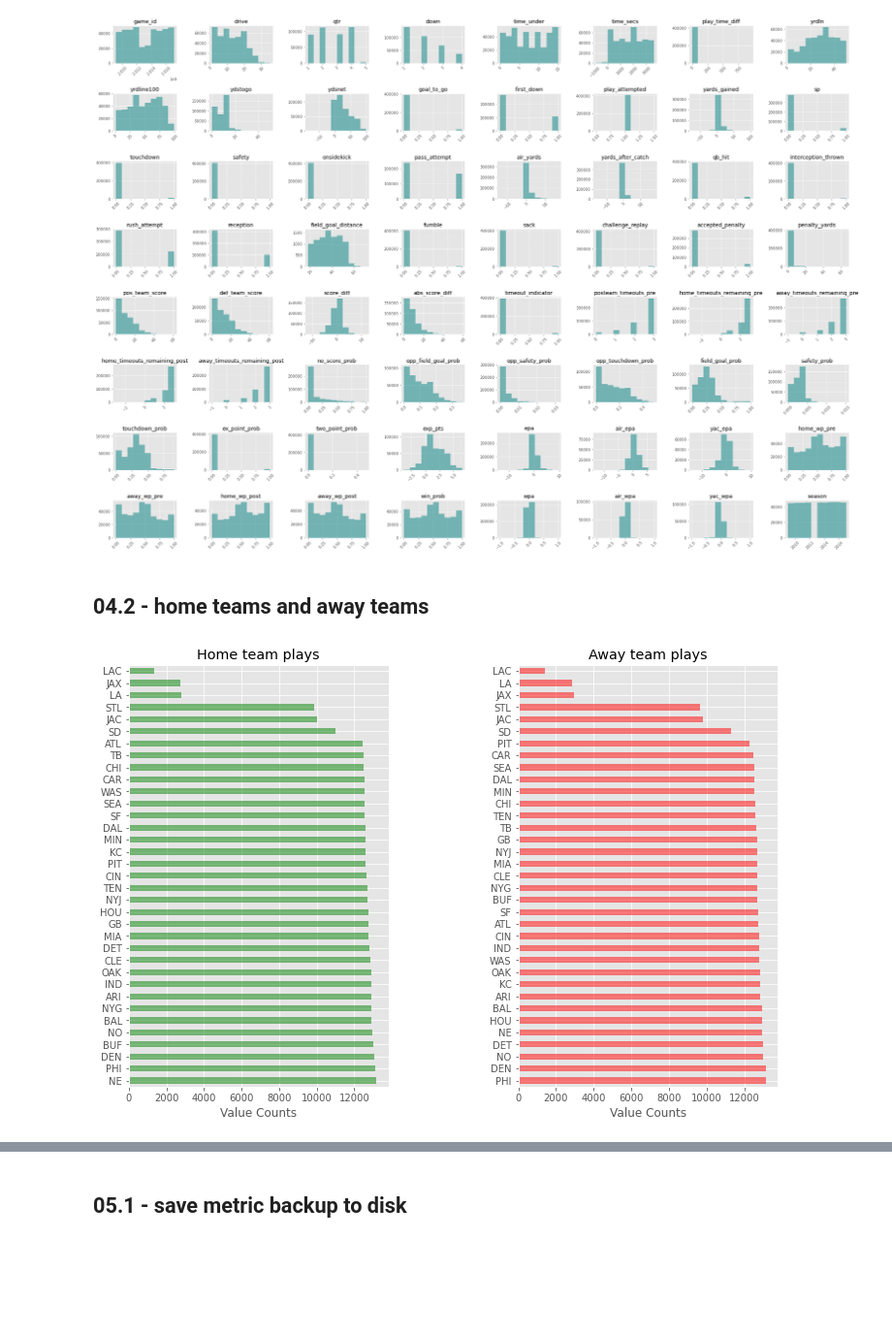
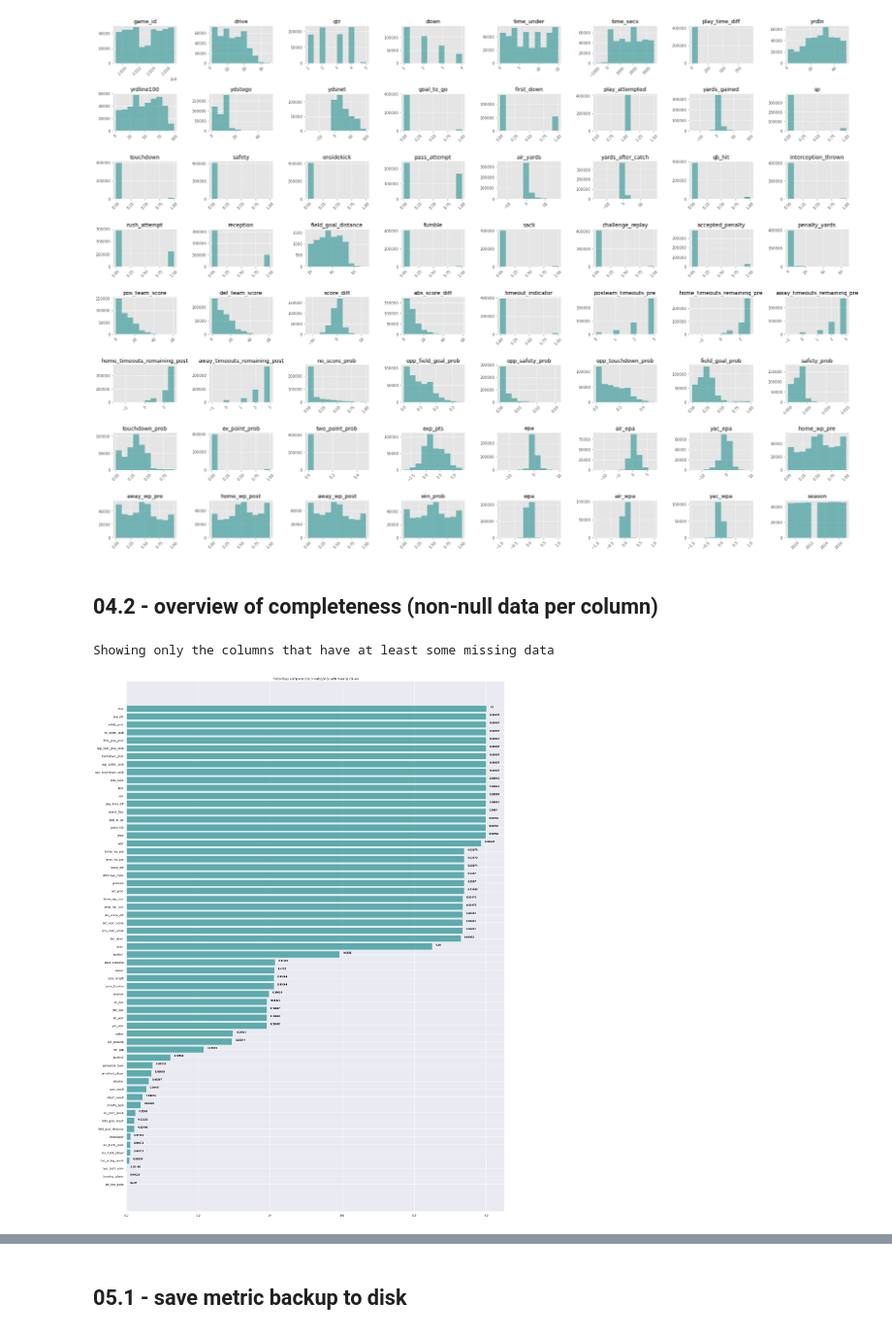
Before and after one commit to cjlcoursework/nfl_capstone, a Jupyter notebook: notebooks/01-cjl-review.ipynb, the cells around one changed output, grey strips where cells are left out. Shown at 97% size. Drawn from its saved outputs; the diff is of its cells as text; code cells hidden in the pictures; blank space fills up the shorter version.

```diff
--- a/notebooks/01-cjl-review.ipynb
+++ b/notebooks/01-cjl-review.ipynb
@@ -253,31 +248,14 @@ plt.subplots_adjust(hspace=.8, wspace=.5);
 Quick cursory look at distributions of all columns - we'll refine this later
 Some have good distribution, but there are many nulls - so some of these distributions only apply to a non-null subset of the data
 [figure]
-# %% [markdown]
-## 04.2 - home teams and away teams
-# %%
-#Create two subplots on 1 row and 2 columns with a figsize of (12, 8)
-fig, ax = plt.subplots(1, 2, figsize=(12,8))
-
-#Specify a horizontal barplot ('barh') as kind of plot (kind=)
-# ski_data.Region.value_counts().plot(kind='barh', ax=ax[0])
-data_df.home_team.value_counts().plot(kind='barh', ax=ax[0], color='green', alpha=.5)
-#Give the plot a helpful title of 'Region'
-ax[0].set_title('Home team plays')
-#Label the xaxis 'Count'
-ax[0].set_xlabel('Value Counts')
-
-#Specify a horizontal barplot ('barh') as kind of plot (kind=)
-data_df.away_team.value_counts().plot(kind='barh', ax=ax[1], color='red', alpha=.5)
-#Give the plot a helpful title of 'state'
-ax[1].set_title('Away team plays')
-#Label the xaxis 'Count'
-ax[1].set_xlabel('Value Counts')
-
-#Give the subplots a little "breathing room" with a wspace of 0.5
-plt.subplots_adjust(wspace=0.5);
-#You're encouraged to explore a few different figure sizes, orientations, and spacing here
-# as the importance of easy-to-read and informative figures is frequently understated
-# %% [output]
-[figure, removed]
+# %% [markdown]
+## 04.2 - overview of completeness (non-null data per column)
+# %%
+from src.features.wrangling.get_metrics import plot_missing
+
+print("Showing only the columns that have at least some missing data")
+plot_missing(metrics_df, missing_only=True)
+# %% [output]
+Showing only the columns that have at least some missing data
+[figure, added]
 # %% [markdown]
```
Also changed, not shown: parts of 4 cells of this notebook, 7 other files.
